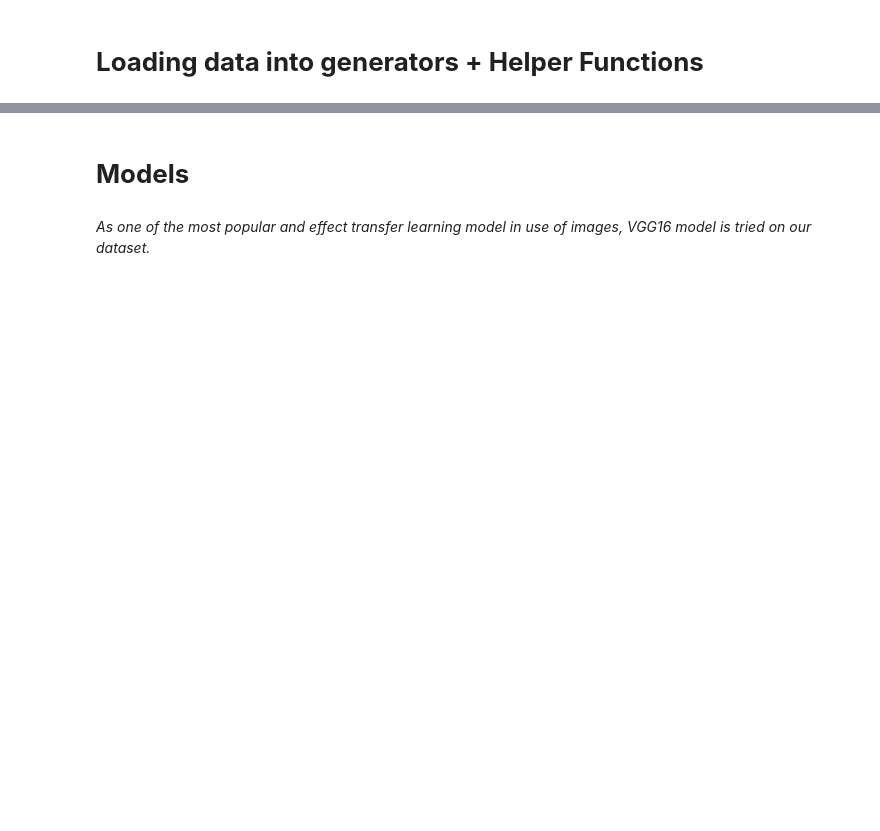
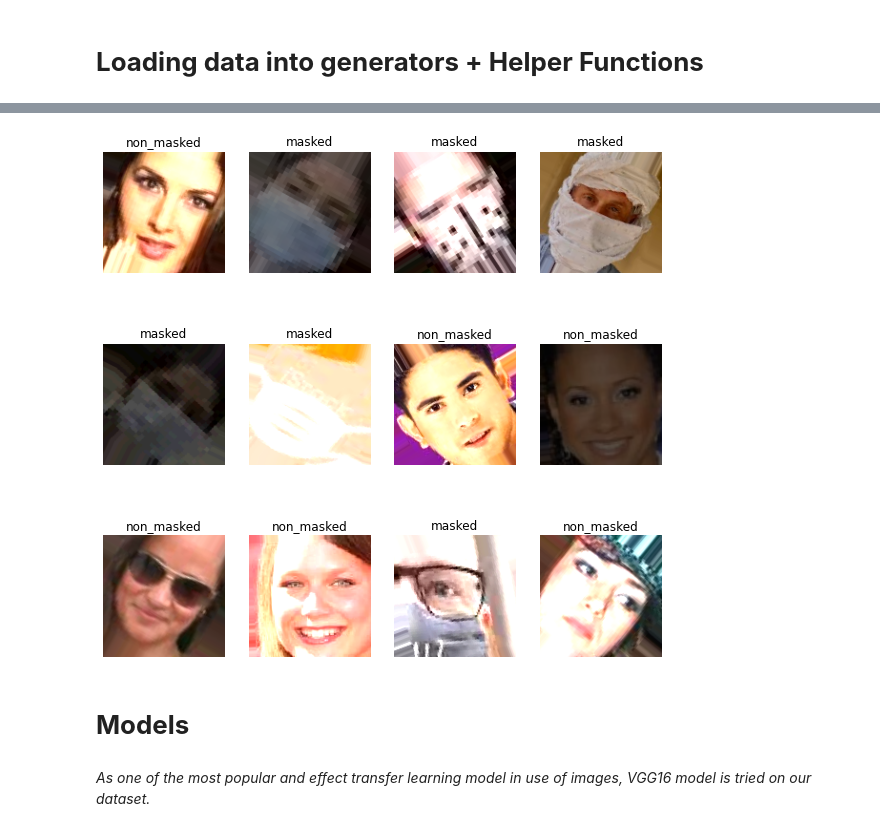
Before and after one commit to AsmaaIbrahiim/Face-Mask-Detection, a Jupyter notebook: Face_Mask_Detection|_Transfer_learning_1.ipynb, the cells around one changed output, grey strips where cells are left out. Saved outputs shown, nothing was run; the diff lists cells and outputs as text; code cells hidden in the pictures; blank space fills up the shorter version.

```diff
--- a/Face_Mask_Detection|_Transfer_learning_1.ipynb
+++ b/Face_Mask_Detection|_Transfer_learning_1.ipynb
@@ -124,3 +147,14 @@ def plot_history(history):
+# %%
+## validation
+plt.figure(figsize=(10, 10))
+for i in range(12):
+    ax = plt.subplot(3, 4, i + 1)
+    images, labels = next(val_data_generator)
+    plt.imshow(images[i])
+    plt.title(classes[int(labels[i])])
+    plt.axis("off")
+# %% [output]
+[figure, added]
 # %% [markdown]
 # **Models**
 # %% [markdown]
```
Also changed, not shown: parts of 18 cells of this notebook.
